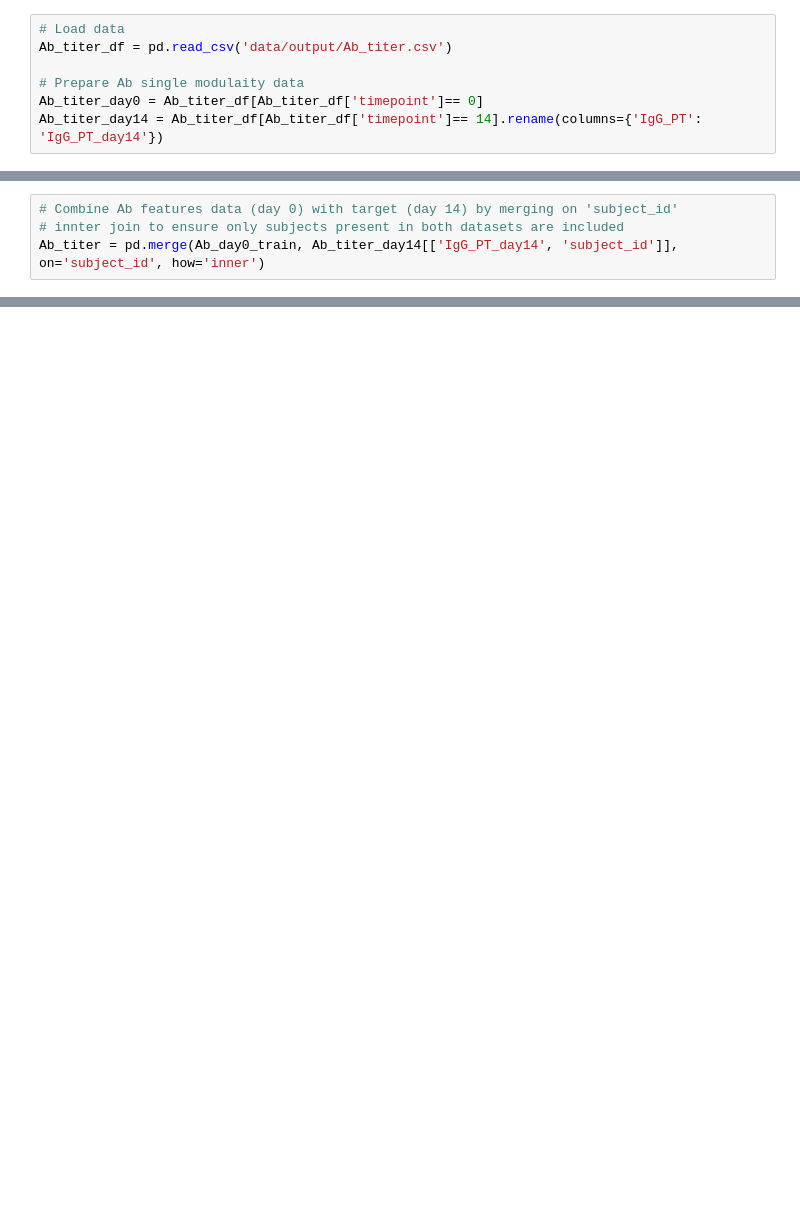
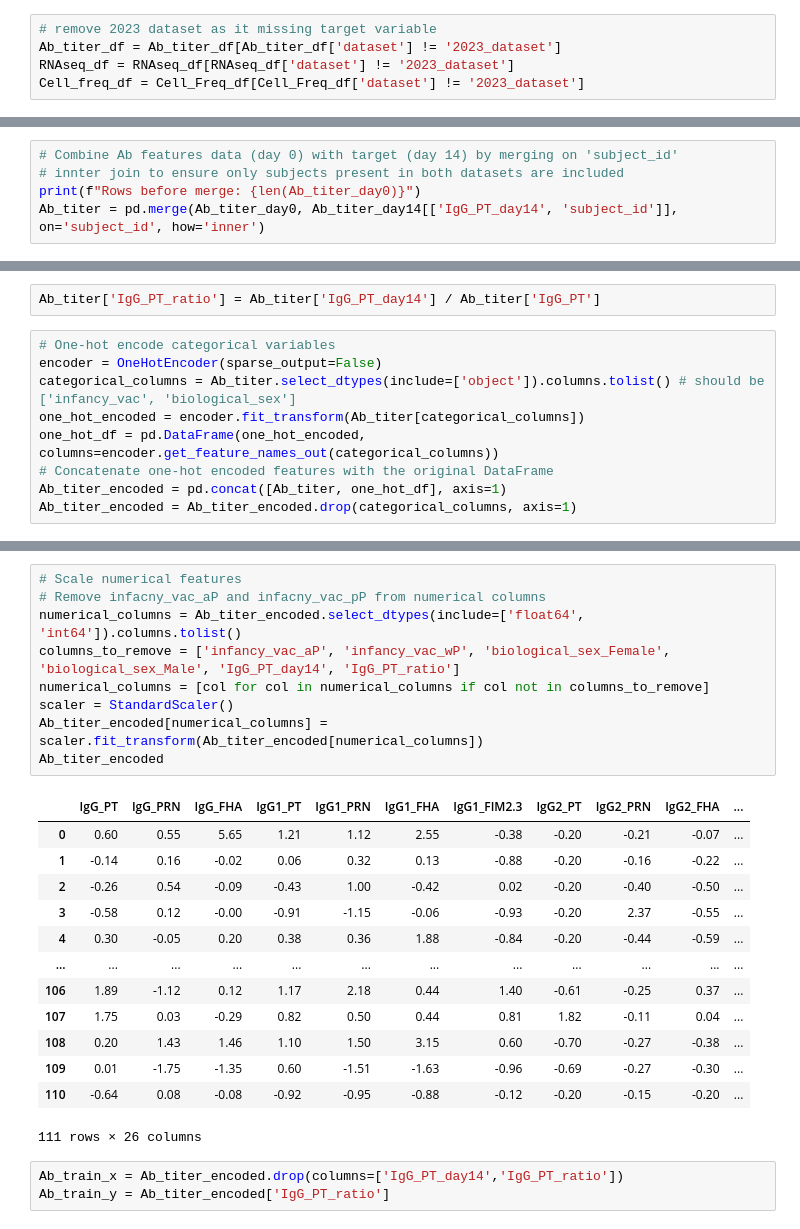
Before and after one commit to joe-jhou2/PertussisVaccine_Prediction, a Jupyter notebook: scripts/Ab_single_modal.ipynb, the cells around one changed output, grey strips where cells are left out. Cells and saved outputs as stored; diff of their text form; blank space fills up the shorter version.

```diff
--- a/scripts/Ab_single_modal.ipynb
+++ b/scripts/Ab_single_modal.ipynb
@@ -11,7 +21,5 @@ Cell_Freq_df = pd.read_csv('data/output/Cell_Freq.csv')
 # %%
-# Load data
-Ab_titer_df = pd.read_csv('data/output/Ab_titer.csv')
-
-# Prepare Ab single modulaity data
-Ab_titer_day0 = Ab_titer_df[Ab_titer_df['timepoint']== 0]
-Ab_titer_day14 = Ab_titer_df[Ab_titer_df['timepoint']== 14].rename(columns={'IgG_PT': 'IgG_PT_day14'})
+# remove 2023 dataset as it missing target variable
+Ab_titer_df = Ab_titer_df[Ab_titer_df['dataset'] != '2023_dataset']
+RNAseq_df = RNAseq_df[RNAseq_df['dataset'] != '2023_dataset']
+Cell_freq_df = Cell_Freq_df[Cell_Freq_df['dataset'] != '2023_dataset']
@@ -25,4 +69,5 @@ Ab_day0_train, Ab_day0_test = [x for _, x in Ab_titer_day0.groupby(Ab_titer_day0
 # %%
 # Combine Ab features data (day 0) with target (day 14) by merging on 'subject_id'
 # innter join to ensure only subjects present in both datasets are included
-Ab_titer = pd.merge(Ab_day0_train, Ab_titer_day14[['IgG_PT_day14', 'subject_id']], on='subject_id', how='inner')
+print(f"Rows before merge: {len(Ab_titer_day0)}")
+Ab_titer = pd.merge(Ab_titer_day0, Ab_titer_day14[['IgG_PT_day14', 'subject_id']], on='subject_id', how='inner')
@@ -104,0 +98,11 @@ Ab_day0_train
+# %%
+Ab_titer['IgG_PT_ratio'] = Ab_titer['IgG_PT_day14'] / Ab_titer['IgG_PT']
+# %%
+# One-hot encode categorical variables
+encoder = OneHotEncoder(sparse_output=False)
+categorical_columns = Ab_titer.select_dtypes(include=['object']).columns.tolist() # should be ['infancy_vac', 'biological_sex']
+one_hot_encoded = encoder.fit_transform(Ab_titer[categorical_columns])
+one_hot_df = pd.DataFrame(one_hot_encoded, columns=encoder.get_feature_names_out(categorical_columns))
+# Concatenate one-hot encoded features with the original DataFrame
+Ab_titer_encoded = pd.concat([Ab_titer, one_hot_df], axis=1)
+Ab_titer_encoded = Ab_titer_encoded.drop(categorical_columns, axis=1)
@@ -104,0 +125,26 @@ Ab_day0_train
+# %%
+# Scale numerical features
+# Remove infacny_vac_aP and infacny_vac_pP from numerical columns
+numerical_columns = Ab_titer_encoded.select_dtypes(include=['float64', 'int64']).columns.tolist()
+columns_to_remove = ['infancy_vac_aP', 'infancy_vac_wP', 'biological_sex_Female', 'biological_sex_Male', 'IgG_PT_day14', 'IgG_PT_ratio']
+numerical_columns = [col for col in numerical_columns if col not in columns_to_remove]
+scaler = StandardScaler()
+Ab_titer_encoded[numerical_columns] = scaler.fit_transform(Ab_titer_encoded[numerical_columns])
+Ab_titer_encoded
+# %% [output]
+|  | IgG_PT | IgG_PRN | IgG_FHA | IgG1_PT | IgG1_PRN | IgG1_FHA | IgG1_FIM2.3 | IgG2_PT | IgG2_PRN | IgG2_FHA | ... |
+| 0 | 0.60 | 0.55 | 5.65 | 1.21 | 1.12 | 2.55 | -0.38 | -0.20 | -0.21 | -0.07 | ... |
+| 1 | -0.14 | 0.16 | -0.02 | 0.06 | 0.32 | 0.13 | -0.88 | -0.20 | -0.16 | -0.22 | ... |
+| 2 | -0.26 | 0.54 | -0.09 | -0.43 | 1.00 | -0.42 | 0.02 | -0.20 | -0.40 | -0.50 | ... |
+| 3 | -0.58 | 0.12 | -0.00 | -0.91 | -1.15 | -0.06 | -0.93 | -0.20 | 2.37 | -0.55 | ... |
+| 4 | 0.30 | -0.05 | 0.20 | 0.38 | 0.36 | 1.88 | -0.84 | -0.20 | -0.44 | -0.59 | ... |
+| ... | ... | ... | ... | ... | ... | ... | ... | ... | ... | ... | ... |
+| 106 | 1.89 | -1.12 | 0.12 | 1.17 | 2.18 | 0.44 | 1.40 | -0.61 | -0.25 | 0.37 | ... |
+| 107 | 1.75 | 0.03 | -0.29 | 0.82 | 0.50 | 0.44 | 0.81 | 1.82 | -0.11 | 0.04 | ... |
+| 108 | 0.20 | 1.43 | 1.46 | 1.10 | 1.50 | 3.15 | 0.60 | -0.70 | -0.27 | -0.38 | ... |
+| 109 | 0.01 | -1.75 | -1.35 | 0.60 | -1.51 | -1.63 | -0.96 | -0.69 | -0.27 | -0.30 | ... |
+| 110 | -0.64 | 0.08 | -0.08 | -0.92 | -0.95 | -0.88 | -0.12 | -0.20 | -0.15 | -0.20 | ... |
+111 rows × 26 columns
+# %%
+Ab_train_x = Ab_titer_encoded.drop(columns=['IgG_PT_day14','IgG_PT_ratio'])
+Ab_train_y = Ab_titer_encoded['IgG_PT_ratio']
```
Also changed, not shown: parts of 31 cells of this notebook, 1 other file.
